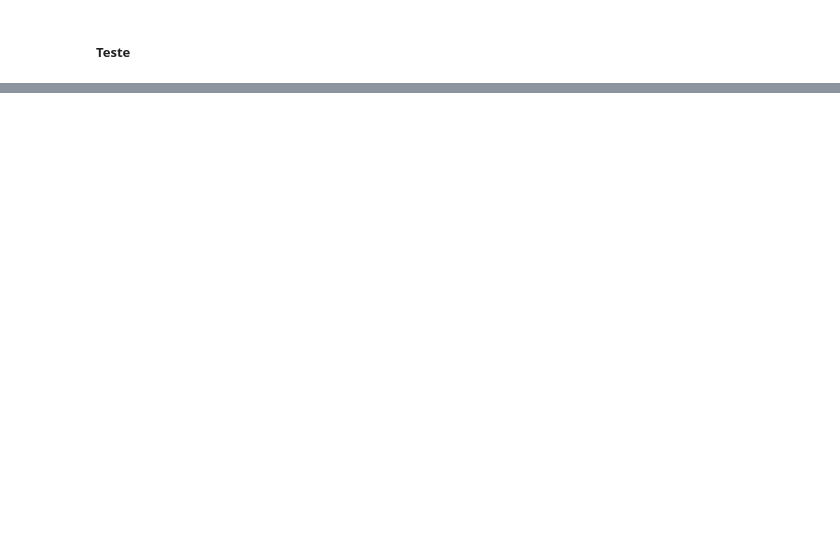
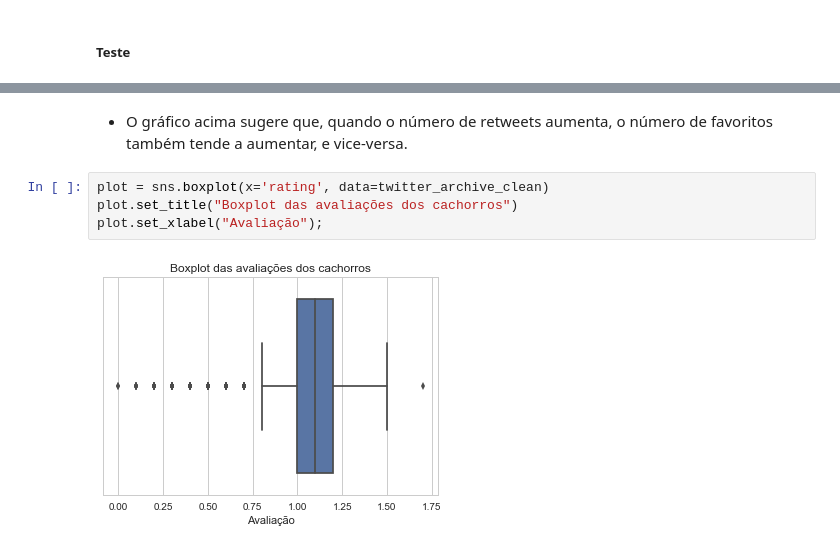
Before and after one commit to nadson12/Rating_Dogs, a Jupyter notebook: wrangle_act.ipynb, the cells around one changed output, grey strips where cells are left out. Cells and saved outputs as stored; diff of their text form; blank space fills up the shorter version.

```diff
--- a/wrangle_act.ipynb
+++ b/wrangle_act.ipynb
@@ -836,0 +1000,8 @@ twitter_archive_clean.to_csv('twitter_archive_master.csv', index=False)
+# %% [markdown]
+- O gráfico acima sugere que, quando o número de retweets aumenta, o número de favoritos também tende a aumentar, e vice-versa.
+# %%
+plot = sns.boxplot(x='rating', data=twitter_archive_clean)
+plot.set_title("Boxplot das avaliações dos cachorros")
+plot.set_xlabel("Avaliação");
+# %% [output]
+[figure, added]
```
Also changed, not shown: parts of 88 cells of this notebook, 4 other files.
